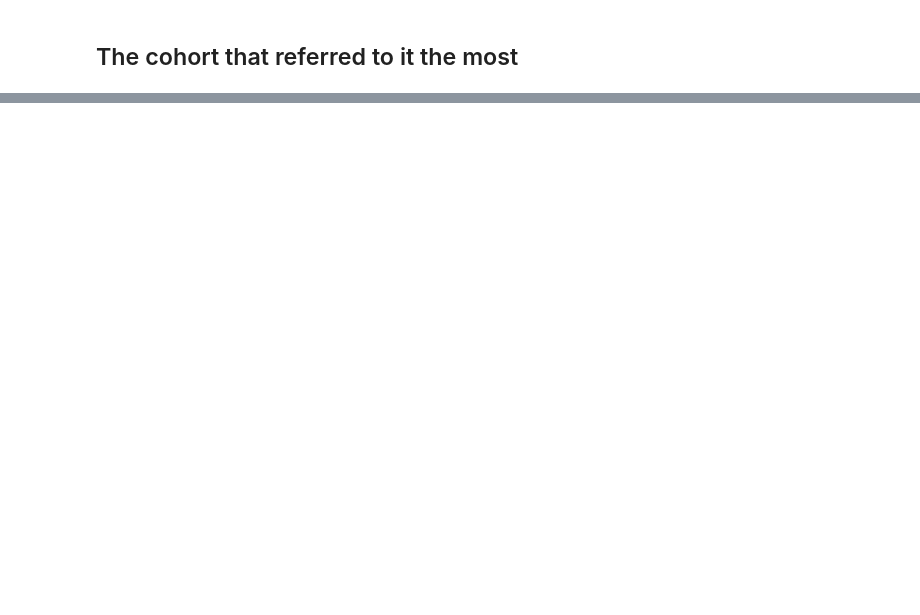
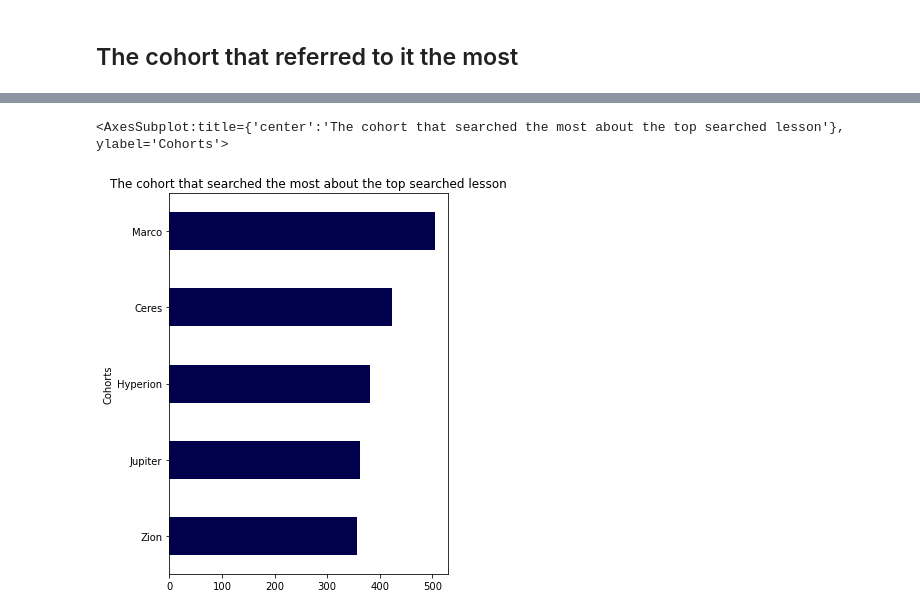
Before and after one commit to AACKV/anomaly_detection_project, a Jupyter notebook: arsenes_scratch_notebook.ipynb, the cells around one changed output, grey strips where cells are left out. Cells and saved outputs as stored; diff of their text form; code cells hidden in the pictures; blank space fills up the shorter version.

```diff
--- a/arsenes_scratch_notebook.ipynb
+++ b/arsenes_scratch_notebook.ipynb
@@ -527,0 +614,12 @@ value_counts_and_frequencies(java_search.name).head()
+# %%
+# Plotting the code above
+
+intro_path.name\
+.value_counts(dropna=False, ascending=True)\
+.tail(5).plot(kind='barh',
+              colormap='seismic',
+              title= 'The cohort that searched the most about the top searched lesson',
+              figsize=(5, 7), xlabel='Cohorts')
+# %% [output]
+<AxesSubplot:title={'center':'The cohort that searched the most about the top searched lesson'}, ylabel='Cohorts'>
+[figure, added]
```
Also changed, not shown: parts of 26 cells of this notebook.
